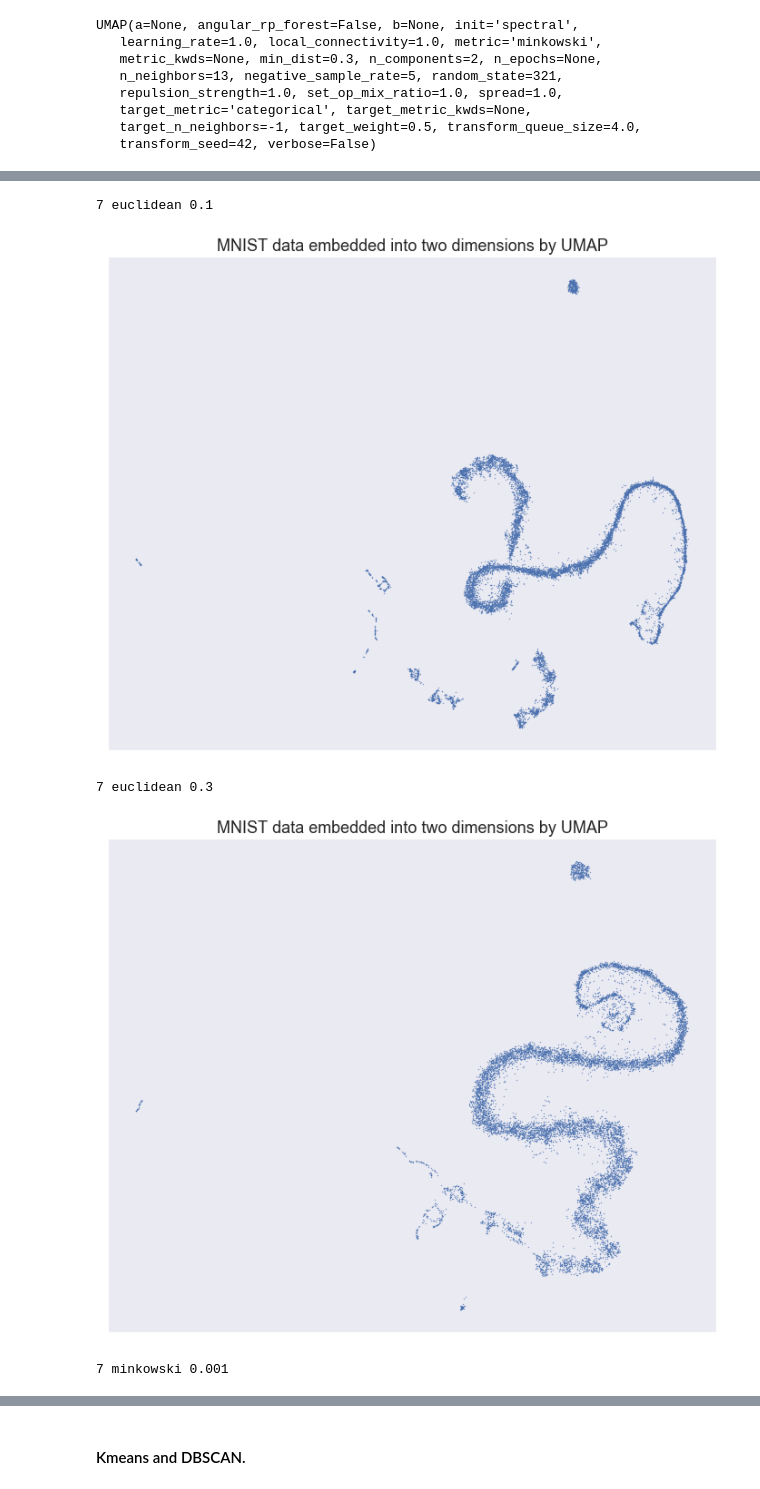
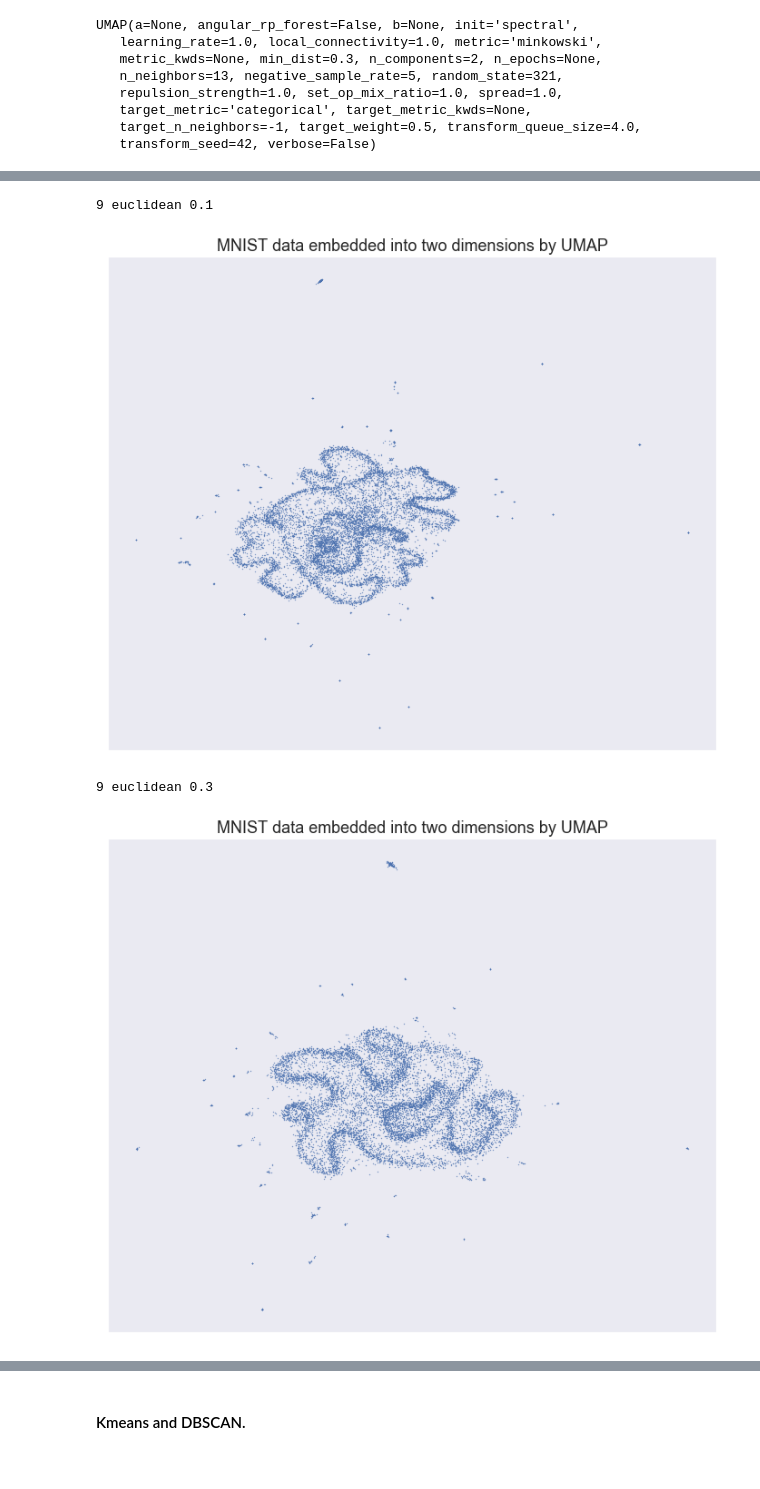
Before and after one commit to Espad/DS_5, a Jupyter notebook: Texts_Classification.ipynb, the cells around one changed output, grey strips where cells are left out. Cells and saved outputs as stored; diff of their text form; code cells hidden in the pictures.

```diff
--- a/Texts_Classification.ipynb
+++ b/Texts_Classification.ipynb
@@ -1191,6 +1500,6 @@ for_svd_vectorised_train_documents.shape
 # %%
-svd = TruncatedSVD(n_components=1000, n_iter=15, random_state=seed)#,algorithm='arpack' can get better result,but time...
+svd = TruncatedSVD(n_components=2000, n_iter=15, random_state=seed)#,algorithm='arpack' can get better result,but time...
 # %%
 %%time
-svd.fit(for_svd_vectorised_train_documents)
+svd.fit(vectorised_train_documents)
 # %% [output]
@@ -1208,7 +1517,7 @@ print(svd.explained_variance_.sum())
 # %%
-svd_vect_train_documents = svd.transform(for_svd_vectorised_train_documents)
+svd_vect_train_documents = svd.transform(vectorised_train_documents)
 
-svd_vect_test_documents = svd.transform(for_svd_vectorised_test_documents)
+svd_vect_test_documents = svd.transform(vectorised_test_documents)
 # %%
 svd_vect_train_documents.shape
 # %% [output]
@@ -1235,8 +1548,8 @@ sns.lmplot(x='x_tsne', y='y_tsne',data = df_tsne)
 #### UMAP Tests.
 # %%
 min_distances = [0.001,0.01,0.1,0.3] #bigger -> scattered
-metrics = ['euclidean','minkowski']
-n_neighbors = [7,9,13] #
+metrics = ['euclidean']#,'minkowski']
+n_neighbors = [9]#[7,9,13]
 reducer = umap.UMAP(random_state=seed,n_neighbors=13, min_dist=0.3,metric='minkowski')
 reducer
 # %% [output]
@@ -1250,13 +1563,13 @@ UMAP(a=None, angular_rp_forest=False, b=None, init='spectral',
    transform_seed=42, verbose=False)
 # %%
 for n_nb in n_neighbors:
+    reducer.n_neighbors = n_nb
     for m in metrics:
+        reducer.metric = m
         for m_d in min_distances:
             print (n_nb, m, m_d)
-            reducer.n_neighbors = n_nb
-            reducer.metric = m
             reducer.min_dist = m_d
-            embedding = reducer.fit_transform(for_svd_vectorised_train_documents)
+            embedding = reducer.fit_transform(svd_vect_train_documents)
             fig, ax = plt.subplots(figsize=(12, 10))
             plt.scatter(
             embedding[:, 0], embedding[:, 1],  cmap="Spectral", s=0.1        )#c=mnist.target,
@@ -1271,5 +1584,4 @@ for n_nb in n_neighbors:
-7 euclidean 0.1
+9 euclidean 0.1
-[figure, old version]
+[figure, new version]
-7 euclidean 0.3
+9 euclidean 0.3
-[figure, old version]
+[figure, new version]
-7 minkowski 0.001
```
Also changed, not shown: parts of 159 cells of this notebook, 1 other file.
